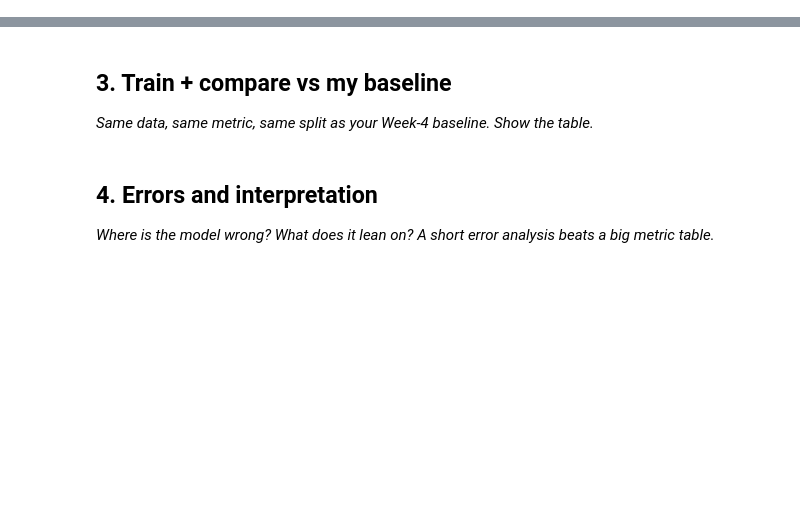
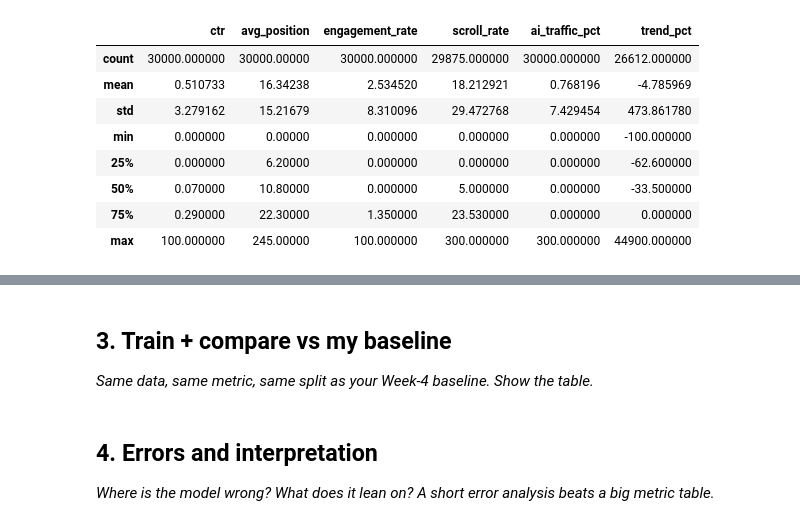
Before and after one commit to SohailAkhtarChanna/flyrank-ml-internship, a Jupyter notebook: work/notebooks/w05_model.ipynb, the cells around one changed output, grey strips where cells are left out. Cells and saved outputs as stored; diff of their text form; code cells hidden in the pictures; blank space fills up the shorter version.

```diff
--- a/work/notebooks/w05_model.ipynb
+++ b/work/notebooks/w05_model.ipynb
@@ -12,0 +29,12 @@ This skeleton is yours to fill. Work the sections **in order** — each one has
+# %%
+import pandas as pd
+
+DATA_PATH = "/content/flyrank-ml-internship/data/raw/content_refresh_anonymized.csv"
+
+df = pd.read_csv(DATA_PATH)
+
+print("Shape:", df.shape)
+print("\nColumns:")
+print(df.columns.tolist())
+
+df.head()
@@ -12,0 +53,22 @@ This skeleton is yours to fill. Work the sections **in order** — each one has
+# %%
+# Check the main performance columns
+target_columns = [
+    "ctr",
+    "avg_position",
+    "engagement_rate",
+    "scroll_rate",
+    "ai_traffic_pct",
+    "trend_pct"
+]
+
+df[target_columns].describe()
+# %% [output]
+|  | ctr | avg_position | engagement_rate | scroll_rate | ai_traffic_pct | trend_pct |
+| count | 30000.000000 | 30000.00000 | 30000.000000 | 29875.000000 | 30000.000000 | 26612.000000 |
+| mean | 0.510733 | 16.34238 | 2.534520 | 18.212921 | 0.768196 | -4.785969 |
+| std | 3.279162 | 15.21679 | 8.310096 | 29.472768 | 7.429454 | 473.861780 |
+| min | 0.000000 | 0.00000 | 0.000000 | 0.000000 | 0.000000 | -100.000000 |
+| 25% | 0.000000 | 6.20000 | 0.000000 | 0.000000 | 0.000000 | -62.600000 |
+| 50% | 0.070000 | 10.80000 | 0.000000 | 5.000000 | 0.000000 | -33.500000 |
+| 75% | 0.290000 | 22.30000 | 1.350000 | 23.530000 | 0.000000 | 0.000000 |
+| max | 100.000000 | 245.00000 | 100.000000 | 300.000000 | 300.000000 | 44900.000000 |
```
Also changed, not shown: parts of 17 cells of this notebook.
